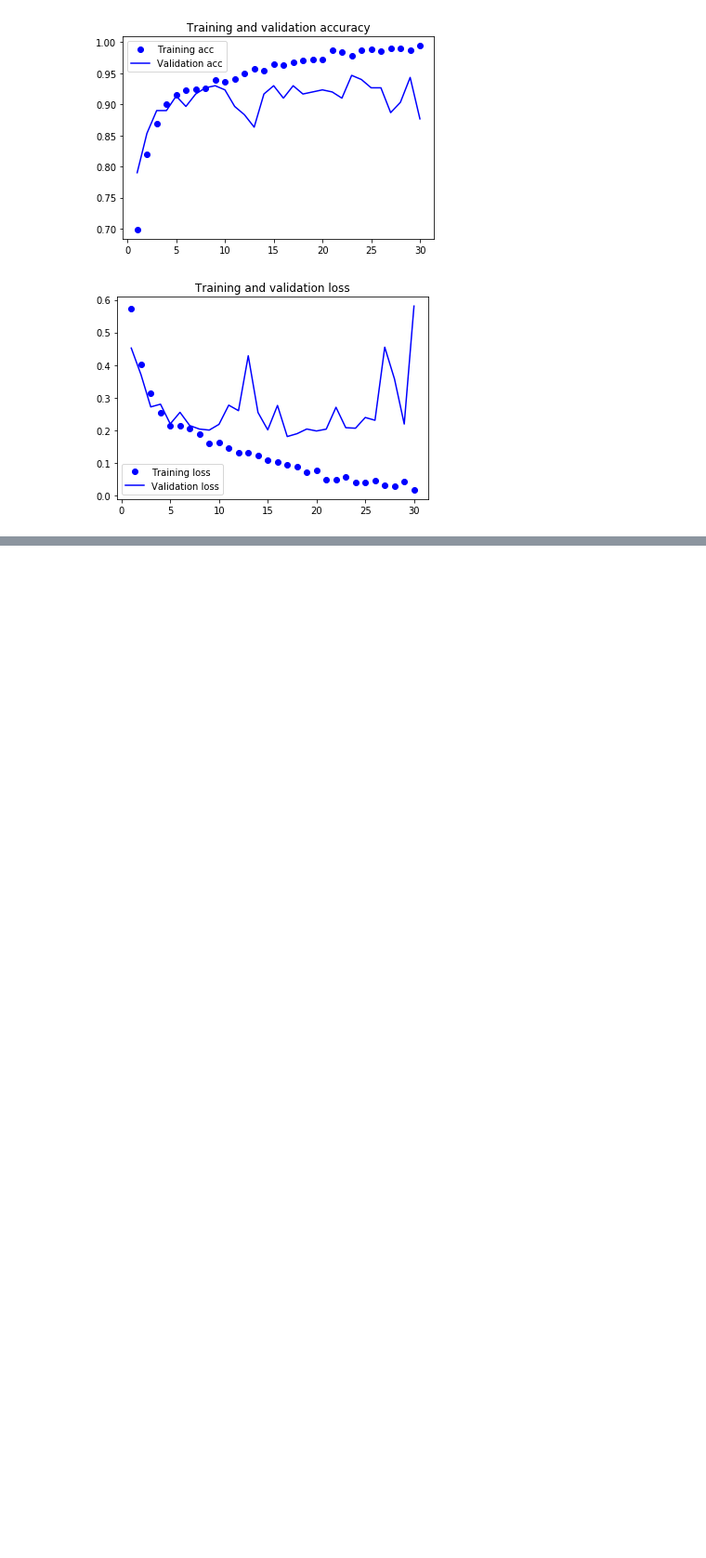
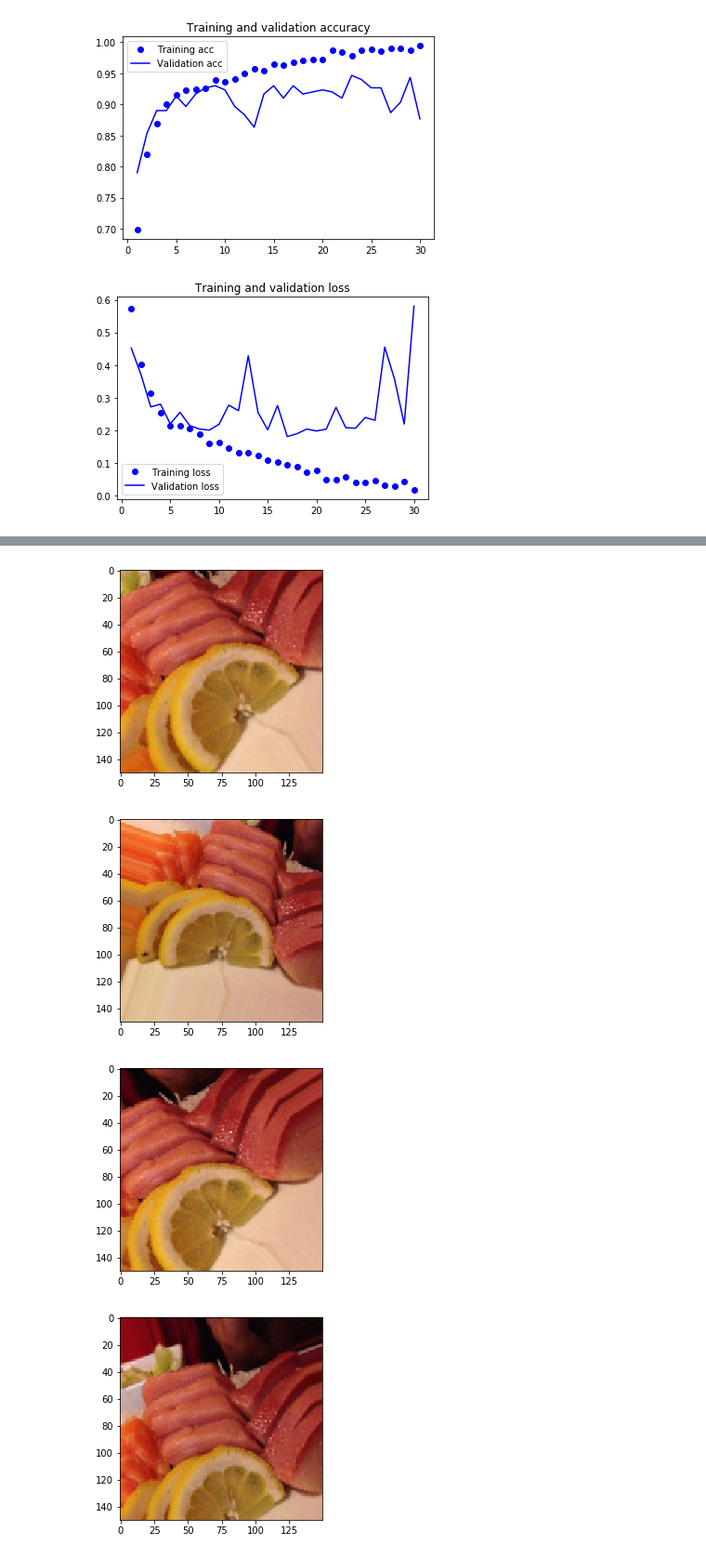
Before and after one commit to AlessandroBiagi/DataScienceProjects, a Jupyter notebook: FoodRecognition/scripts/main.ipynb, the cells around one changed output, grey strips where cells are left out. Shown at 93% size. Drawn from its saved outputs; the diff is of its cells as text; code cells hidden in the pictures; blank space fills up the shorter version.

Commit message:
adding data augmentation phase

```diff
--- a/FoodRecognition/scripts/main.ipynb
+++ b/FoodRecognition/scripts/main.ipynb
@@ -252,3 +252,12 @@ plt.show()
 # %% [output]
 [figure]
 [figure]
+# %%
+datagen = ImageDataGenerator(
+    rotation_range=40,
+    width_shift_range=0.2,
+    height_shift_range=0.2,
+    shear_range=0.2,
+    zoom_range=0.2,
+    horizontal_flip=True,
+    fill_mode='nearest')
@@ -254,0 +277,17 @@ plt.show()
+# %%
+x_sashimi = image.img_to_array(img_sashimi)
+x_sashimi = x_sashimi.reshape((1,) + x_sashimi.shape)
+# %%
+i = 0
+for batch in datagen.flow(x_sashimi, batch_size=1):
+    plt.figure()
+    imgplot = plt.imshow(image.array_to_img(batch[0]))
+    i = i + 1
+    if i % 4 == 0:
+        break
+plt.show()
+# %% [output]
+[figure, added]
+[figure, added]
+[figure, added]
+[figure, added]
```
Also changed, not shown: parts of 19 cells of this notebook, 1 other file.
